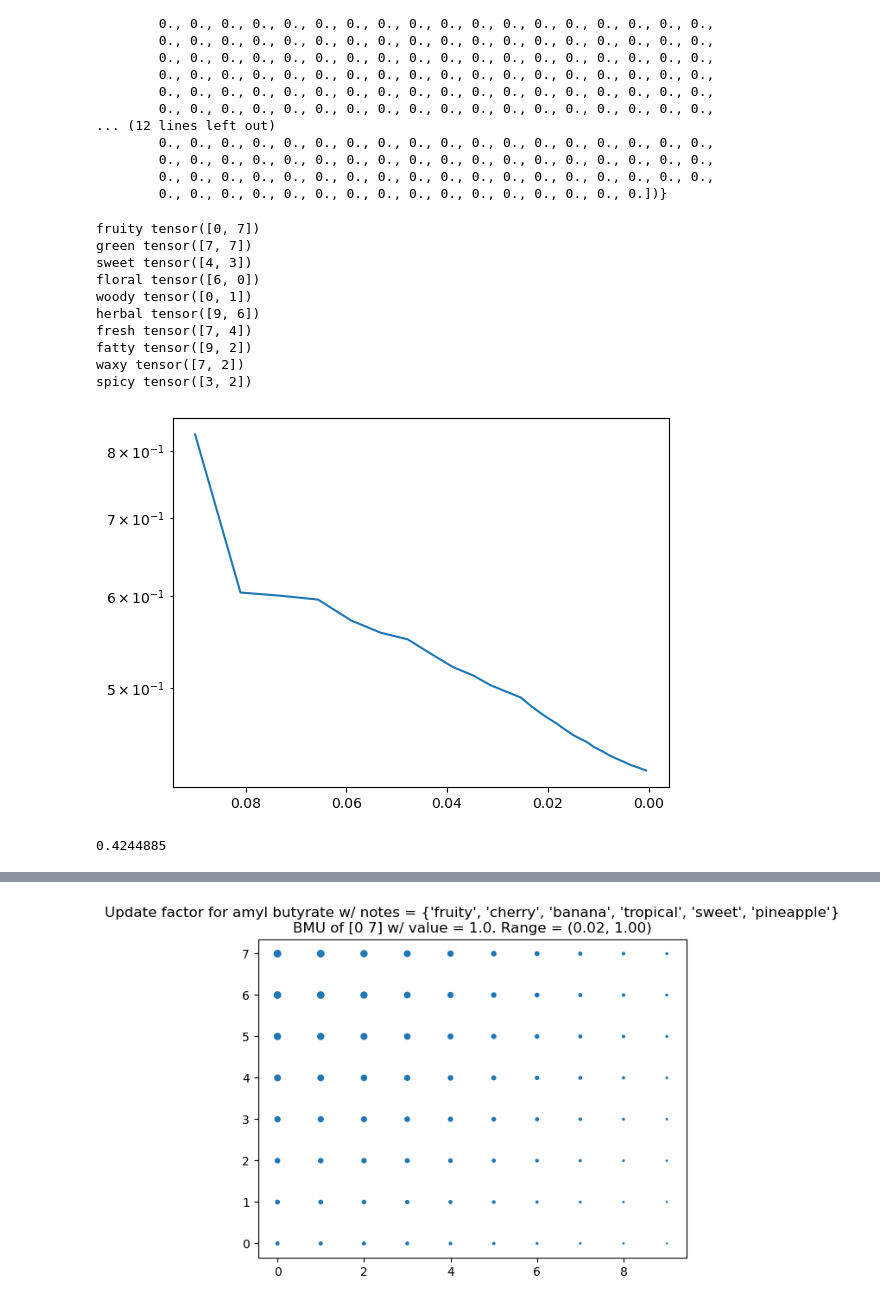
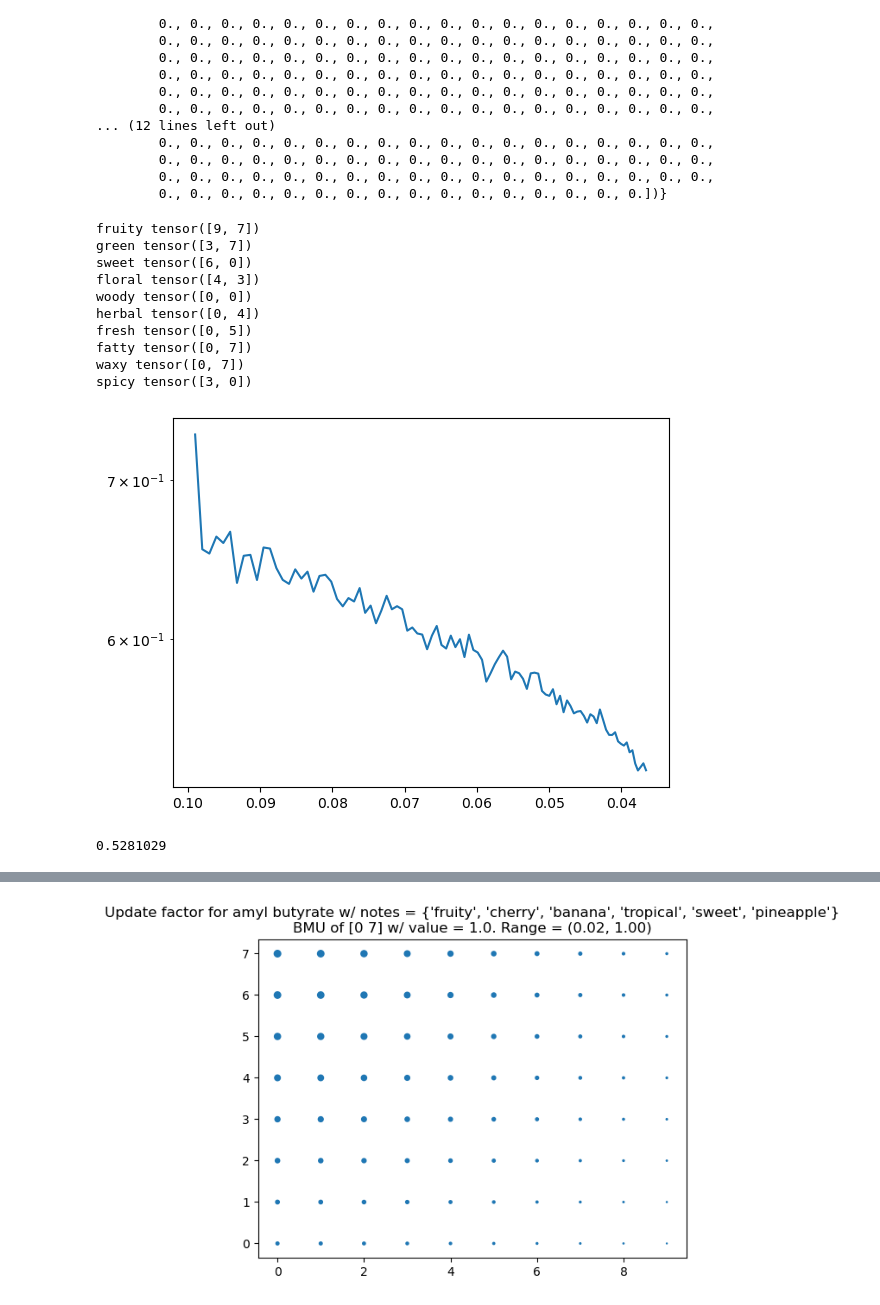
Before and after one commit to laurahsisson/aromap, a Jupyter notebook: similarity.ipynb, the cells around one changed output, grey strips where cells are left out. Saved outputs shown, nothing was run; the diff lists cells and outputs as text; code cells hidden in the pictures.

Commit message:
Working on batch lols

```diff
--- a/similarity.ipynb
+++ b/similarity.ipynb
@@ -145,8 +145,7 @@ class SOM(object):
 
     def update_factor(self,bmu):
         dists = self.get_distances(bmu)
-        # Gaussian distribution centered on BMU of width 2^gauss.
-        return torch.exp(torch.neg(torch.div(dists.square(), self.gauss**2)))
+        return torch.exp(torch.neg(torch.div(dists.square(), 2*self.gauss**2)))
 
     def get_deltas(self,encoding):
         return encoding-self.vectors
@@ -195,28 +194,28 @@ def do_train(config,verbose=False):
 
     return som, losses, lrs
 # %%
-som, loss, lrs = do_train({'width': 5*2, 'height': 4*2, 'bsz': 2**8, 'batches': 50, 'lr': 1e-1, "gauss":5, "decay": .9, "onehot": True},verbose=True)
+som, loss, lrs = do_train({'width': 5*2, 'height': 4*2, 'bsz': 2**8, 'batches': 100, 'lr': 1e-1, "gauss":5, "decay": .99, "onehot": True},verbose=True)
 plt.plot(lrs,loss)
 plt.yscale('log')
 # loss decreases over time, so plot by decreasing lr.
 plt.gca().invert_xaxis()
 for n, f in all_notes.most_common(10):
     print(n,som.get_bmu(multi_hot([n])))
 plt.show()
 print(loss[-1])
 # %% [output]
-fruity tensor([0, 7])
-green tensor([7, 7])
-sweet tensor([4, 3])
-floral tensor([6, 0])
-woody tensor([0, 1])
-herbal tensor([9, 6])
-fresh tensor([7, 4])
-fatty tensor([9, 2])
-waxy tensor([7, 2])
-spicy tensor([3, 2])
+fruity tensor([9, 7])
+green tensor([3, 7])
+sweet tensor([6, 0])
+floral tensor([4, 3])
+woody tensor([0, 0])
+herbal tensor([0, 4])
+fresh tensor([0, 5])
+fatty tensor([0, 7])
+waxy tensor([0, 7])
+spicy tensor([3, 0])
-[figure, old version]
+[figure, new version]
-0.4244885
+0.5281029
 # %%
 def flatten(mtrx):
     return mtrx.reshape((mtrx.shape[0]*mtrx.shape[1],-1)).squeeze()
```
Also changed, not shown: parts of 3 cells of this notebook, 1 other file.
